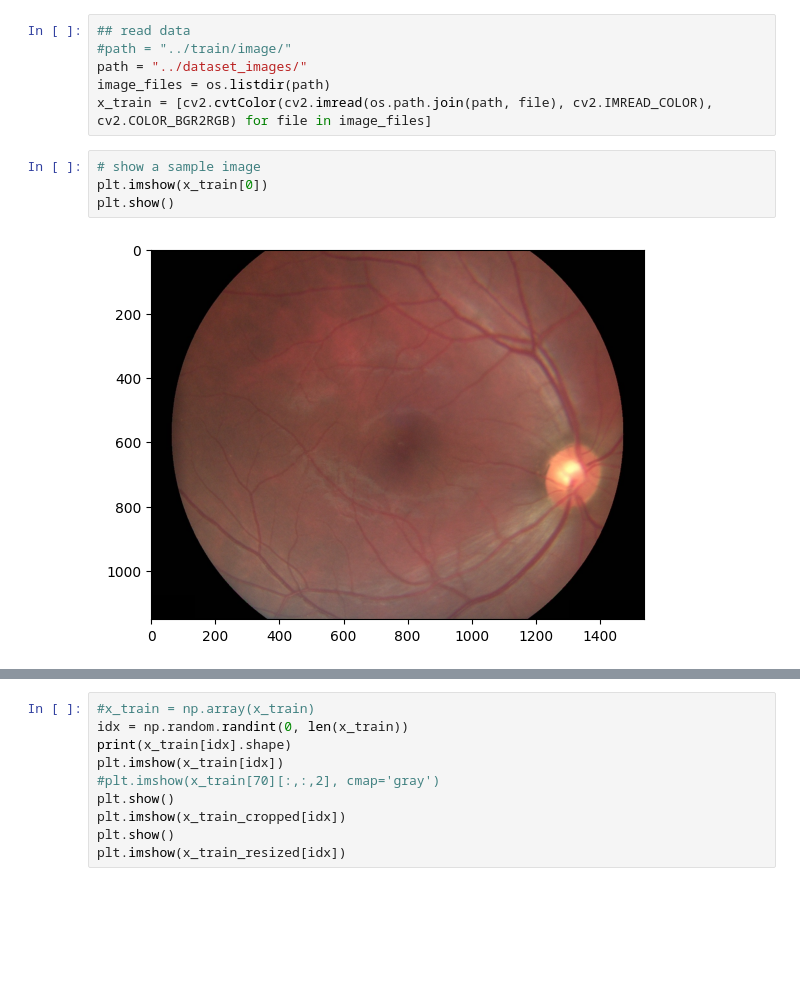
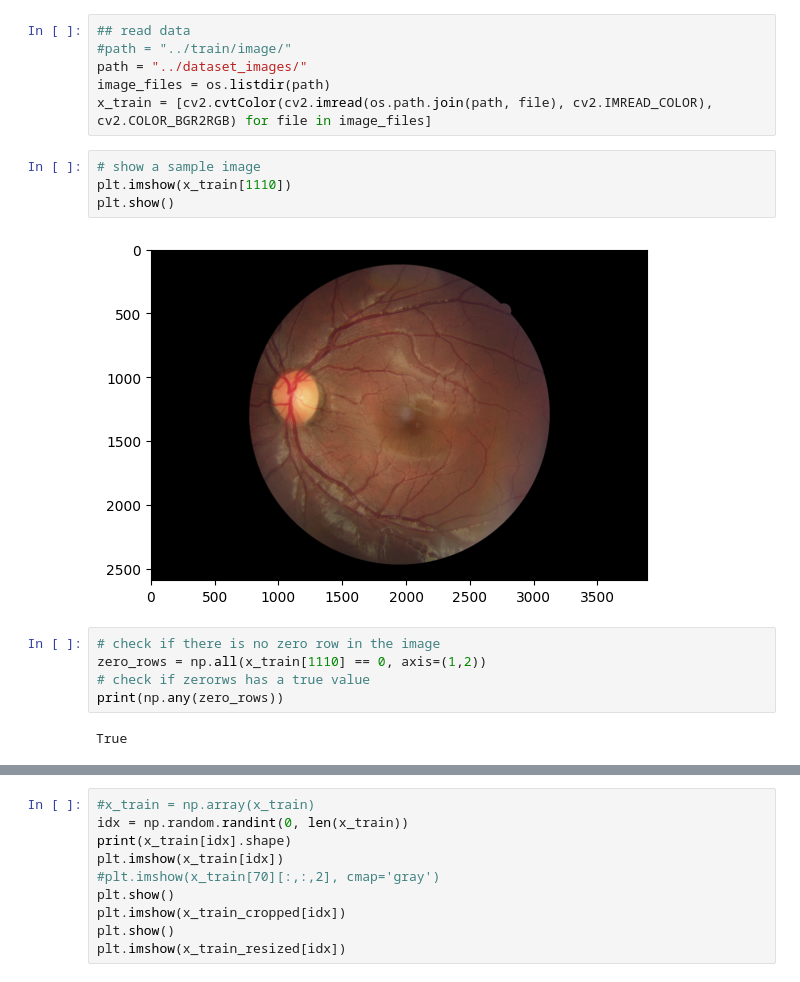
Before and after one commit to SiyungCho/Diabetic-Retinopathy-Detection, a Jupyter notebook: preprocessing.ipynb, the cells around one changed output, grey strips where cells are left out. Saved outputs shown, nothing was run; the diff lists cells and outputs as text; blank space fills up the shorter version.

```diff
--- a/preprocessing.ipynb
+++ b/preprocessing.ipynb
@@ -18,10 +18,17 @@ image_files = os.listdir(path)
 x_train = [cv2.cvtColor(cv2.imread(os.path.join(path, file), cv2.IMREAD_COLOR), cv2.COLOR_BGR2RGB) for file in image_files]
 # %%
 # show a sample image
-plt.imshow(x_train[0])
+plt.imshow(x_train[1110])
 plt.show()
 # %% [output]
-[figure, old version]
+[figure, new version]
+# %%
+# check if there is no zero row in the image
+zero_rows = np.all(x_train[1110] == 0, axis=(1,2))
+# check if zerorws has a true value
+print(np.any(zero_rows))
+# %% [output]
+True
 # %%
 ## images have different sizes, options: padding to max size, resize
 ## we probably need the circle to stay circle, so padding is better
```
Also changed, not shown: parts of 1 cell of this notebook, 1 other file.
